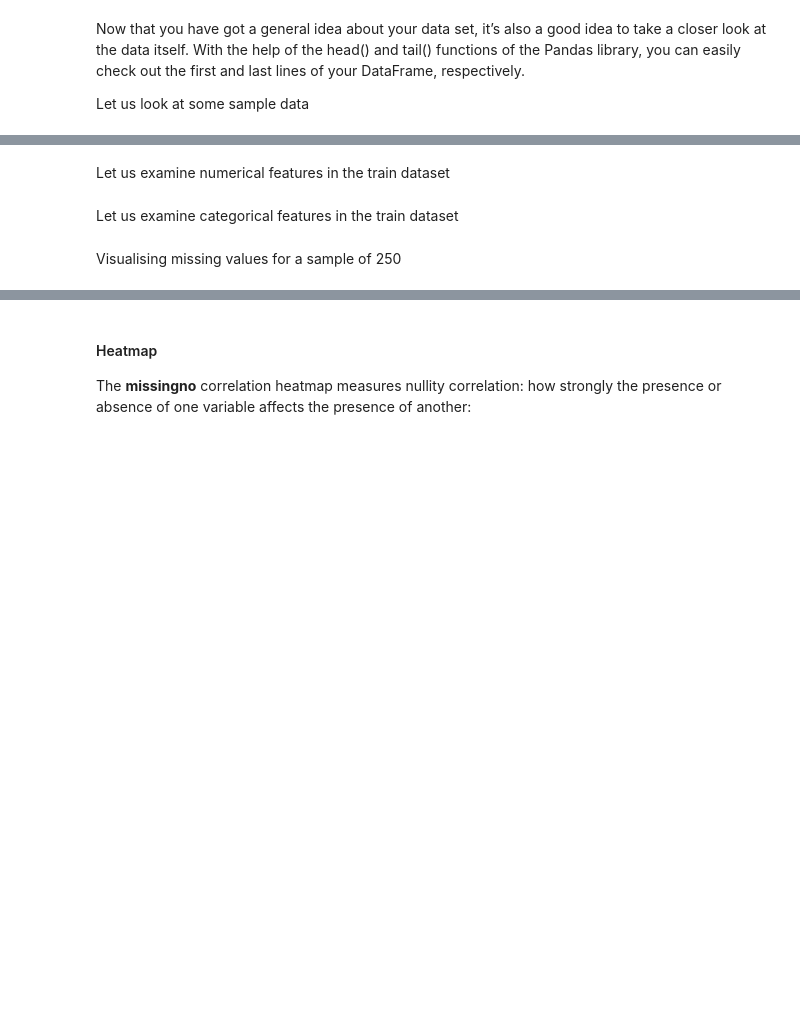
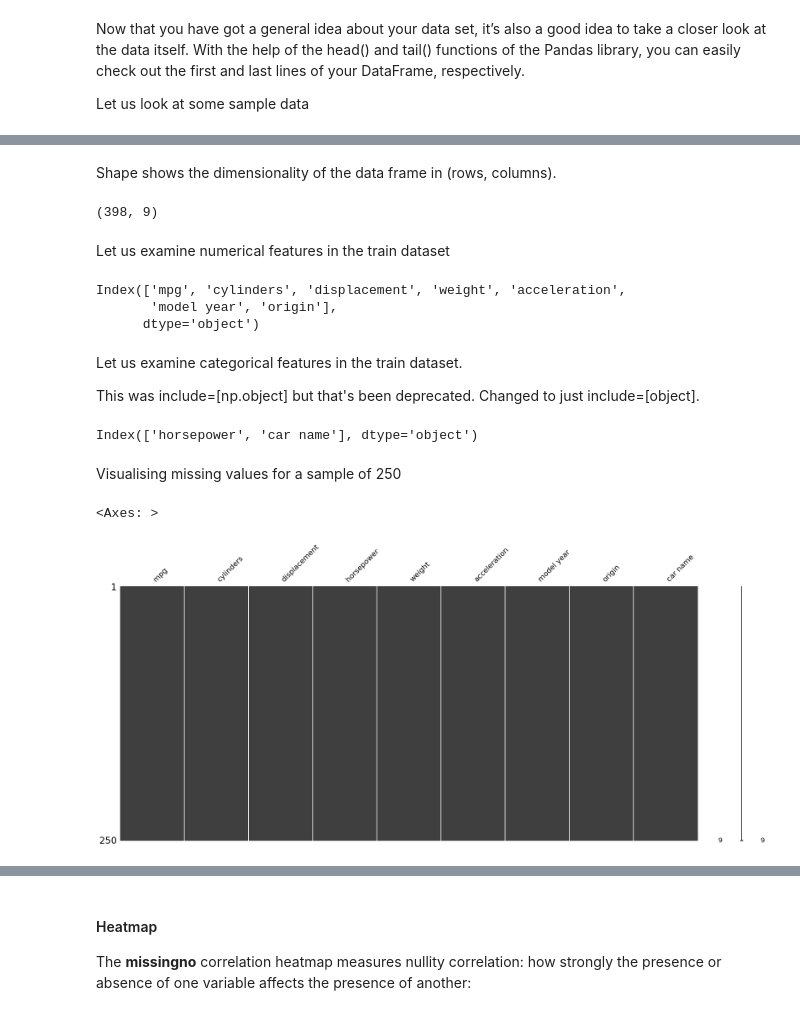
Before and after one commit to mariaingold/EDA_AutoMPG, a Jupyter notebook: 2_AutoMPG_EDA.ipynb, the cells around one changed output, grey strips where cells are left out. Drawn from its saved outputs; the diff is of its cells as text; code cells hidden in the pictures; blank space fills up the shorter version.

```diff
--- a/2_AutoMPG_EDA.ipynb
+++ b/2_AutoMPG_EDA.ipynb
@@ -60,15 +80,32 @@ train.shape , test.shape
+# %% [markdown]
+Shape shows the dimensionality of the data frame in (rows, columns).
+# %%
+auto_mpg.shape
+# %% [output]
+(398, 9)
 # %% [markdown]
 Let us examine numerical features in the train dataset
 # %%
-numeric_features = train.select_dtypes(include=[np.number])
+numeric_features = auto_mpg.select_dtypes(include=[np.number])
 
 numeric_features.columns
+# %% [output]
+Index(['mpg', 'cylinders', 'displacement', 'weight', 'acceleration',
+       'model year', 'origin'],
+      dtype='object')
 # %% [markdown]
-Let us examine categorical features in the train dataset
+Let us examine categorical features in the train dataset.
+
+This was include=[np.object] but that's been deprecated. Changed to just include=[object].
 # %%
-categorical_features = train.select_dtypes(include=[np.object])
+categorical_features = auto_mpg.select_dtypes(include=[object])
 categorical_features.columns
+# %% [output]
+Index(['horsepower', 'car name'], dtype='object')
 # %% [markdown]
 Visualising missing values for a sample of 250
 # %%
-msno.matrix(train.sample(250))
+msno.matrix(auto_mpg.sample(250))
+# %% [output]
+<Axes: >
+[figure, added]
```
Also changed, not shown: parts of 8 cells of this notebook.
